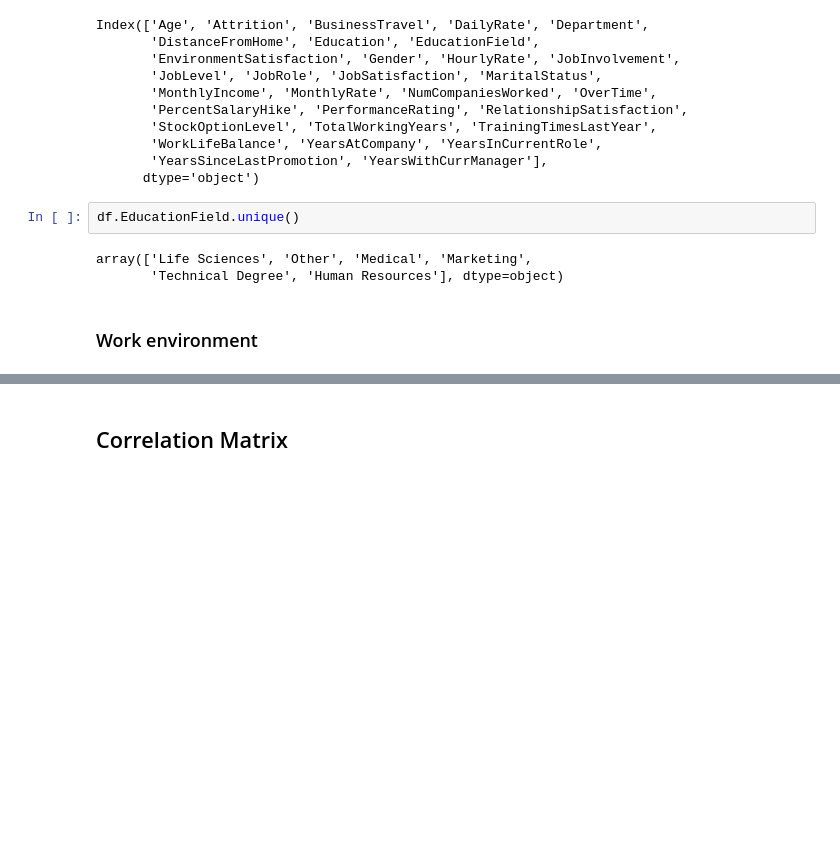
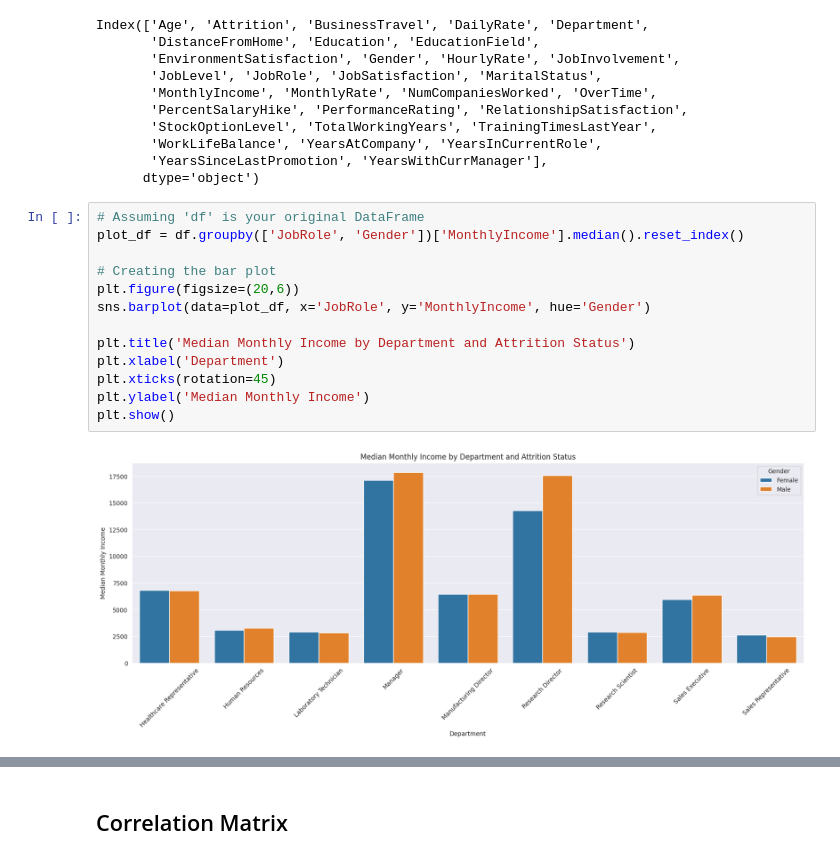
Before and after one commit to vincm1/employee_attrition, a Jupyter notebook: predicting-employee-attrition-ibm-dataset.ipynb, the cells around one changed output, grey strips where cells are left out. Cells and saved outputs as stored; diff of their text form; blank space fills up the shorter version.

```diff
--- a/predicting-employee-attrition-ibm-dataset.ipynb
+++ b/predicting-employee-attrition-ibm-dataset.ipynb
@@ -306,11 +310,18 @@ Index(['Age', 'Attrition', 'BusinessTravel', 'DailyRate', 'Department',
        'WorkLifeBalance', 'YearsAtCompany', 'YearsInCurrentRole',
        'YearsSinceLastPromotion', 'YearsWithCurrManager'],
       dtype='object')
-# %%
-df.EducationField.unique()
-# %% [output]
-array(['Life Sciences', 'Other', 'Medical', 'Marketing',
-       'Technical Degree', 'Human Resources'], dtype=object)
-# %% [markdown]
-<a id = "eda-workenvironment"></a>
-### Work environment
+# %%
+# Assuming 'df' is your original DataFrame
+plot_df = df.groupby(['JobRole', 'Gender'])['MonthlyIncome'].median().reset_index()
+
+# Creating the bar plot
+plt.figure(figsize=(20,6))
+sns.barplot(data=plot_df, x='JobRole', y='MonthlyIncome', hue='Gender')
+
+plt.title('Median Monthly Income by Department and Attrition Status')
+plt.xlabel('Department')
+plt.xticks(rotation=45)
+plt.ylabel('Median Monthly Income')
+plt.show()
+# %% [output]
+[figure, added]
```
Also changed, not shown: parts of 31 cells of this notebook.
